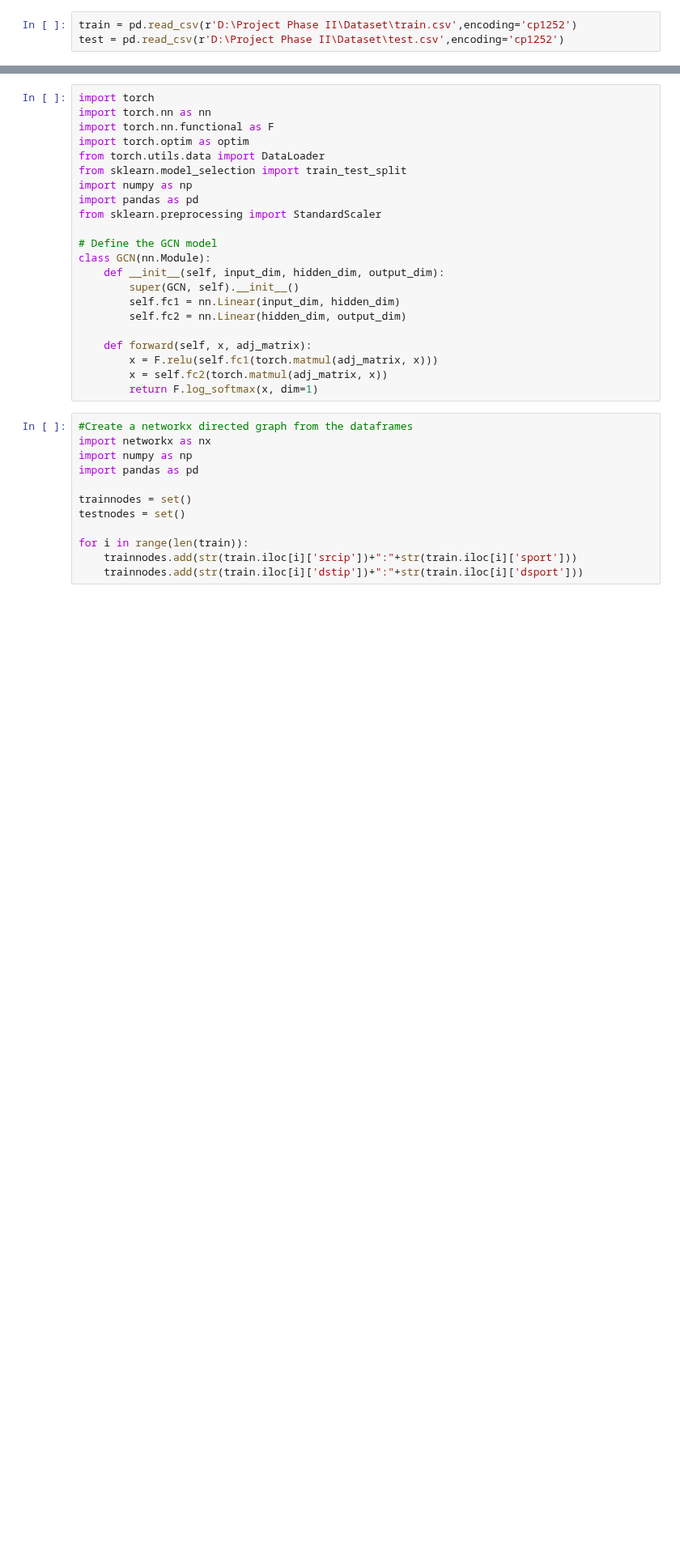
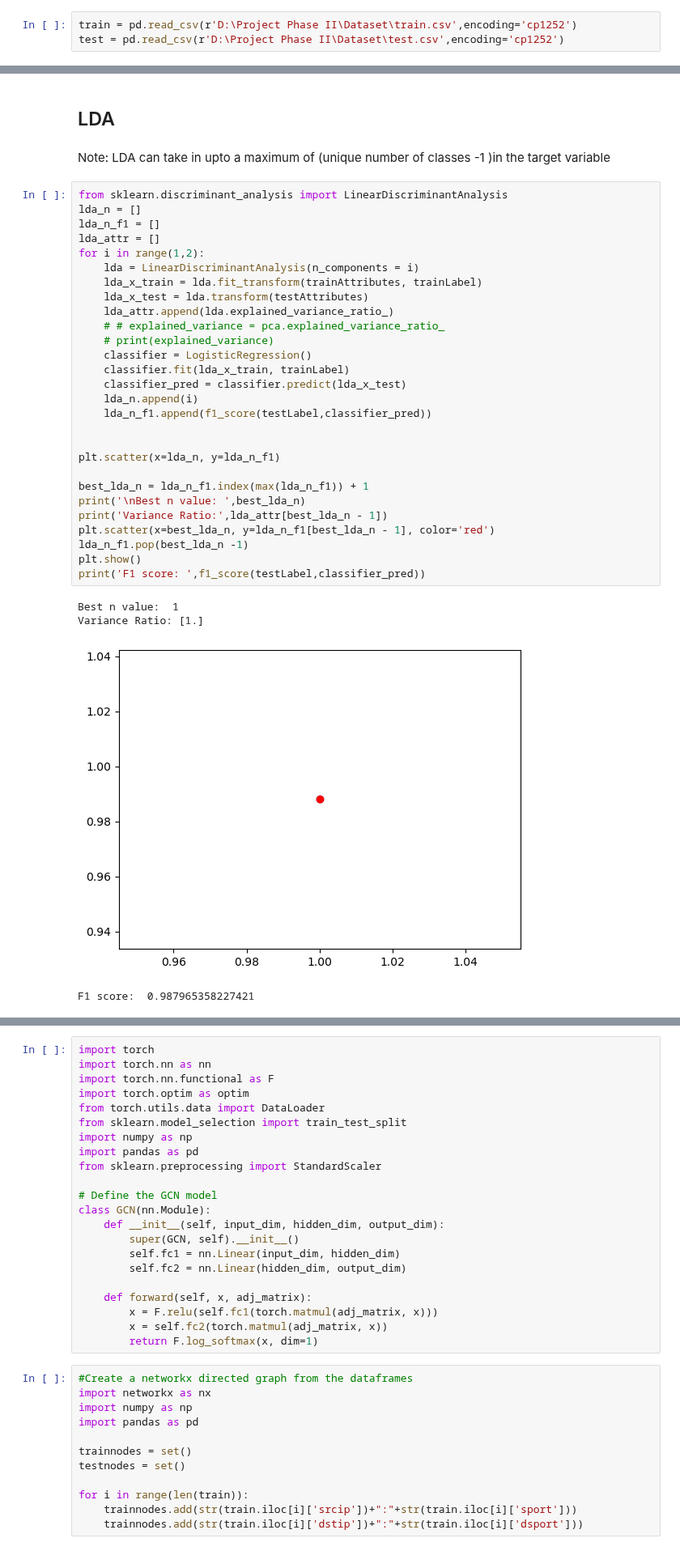
Before and after one commit to Rithuh/Graph-Based-Network-Anomaly-Detection, a Jupyter notebook: neuralnets.ipynb, the cells around one changed output, grey strips where cells are left out. Shown at 81% size. Cells and saved outputs as stored; diff of their text form; blank space fills up the shorter version.

```diff
--- a/neuralnets.ipynb
+++ b/neuralnets.ipynb
@@ -47,0 +166,37 @@ y_test = reducedTest['Label']
+# %% [markdown]
+## LDA
+# %% [markdown]
+Note: LDA can take in upto a maximum of (unique number of classes -1 )in the target variable
+# %%
+from sklearn.discriminant_analysis import LinearDiscriminantAnalysis
+lda_n = []
+lda_n_f1 = []
+lda_attr = []
+for i in range(1,2):
+    lda = LinearDiscriminantAnalysis(n_components = i)
+    lda_x_train = lda.fit_transform(trainAttributes, trainLabel)
+    lda_x_test = lda.transform(testAttributes)
+    lda_attr.append(lda.explained_variance_ratio_)
+    # # explained_variance = pca.explained_variance_ratio_
+    # print(explained_variance)
+    classifier = LogisticRegression()
+    classifier.fit(lda_x_train, trainLabel)
+    classifier_pred = classifier.predict(lda_x_test)
+    lda_n.append(i)
+    lda_n_f1.append(f1_score(testLabel,classifier_pred))
+
+
+plt.scatter(x=lda_n, y=lda_n_f1)
+
+best_lda_n = lda_n_f1.index(max(lda_n_f1)) + 1
+print('\nBest n value: ',best_lda_n)
+print('Variance Ratio:',lda_attr[best_lda_n - 1])
+plt.scatter(x=best_lda_n, y=lda_n_f1[best_lda_n - 1], color='red')
+lda_n_f1.pop(best_lda_n -1)
+plt.show()
+print('F1 score: ',f1_score(testLabel,classifier_pred))
+# %% [output]
+Best n value:  1
+Variance Ratio: [1.]
+[figure, added]
+F1 score:  0.987965358227421
```
Also changed, not shown: parts of 25 cells of this notebook, 1 other file.
